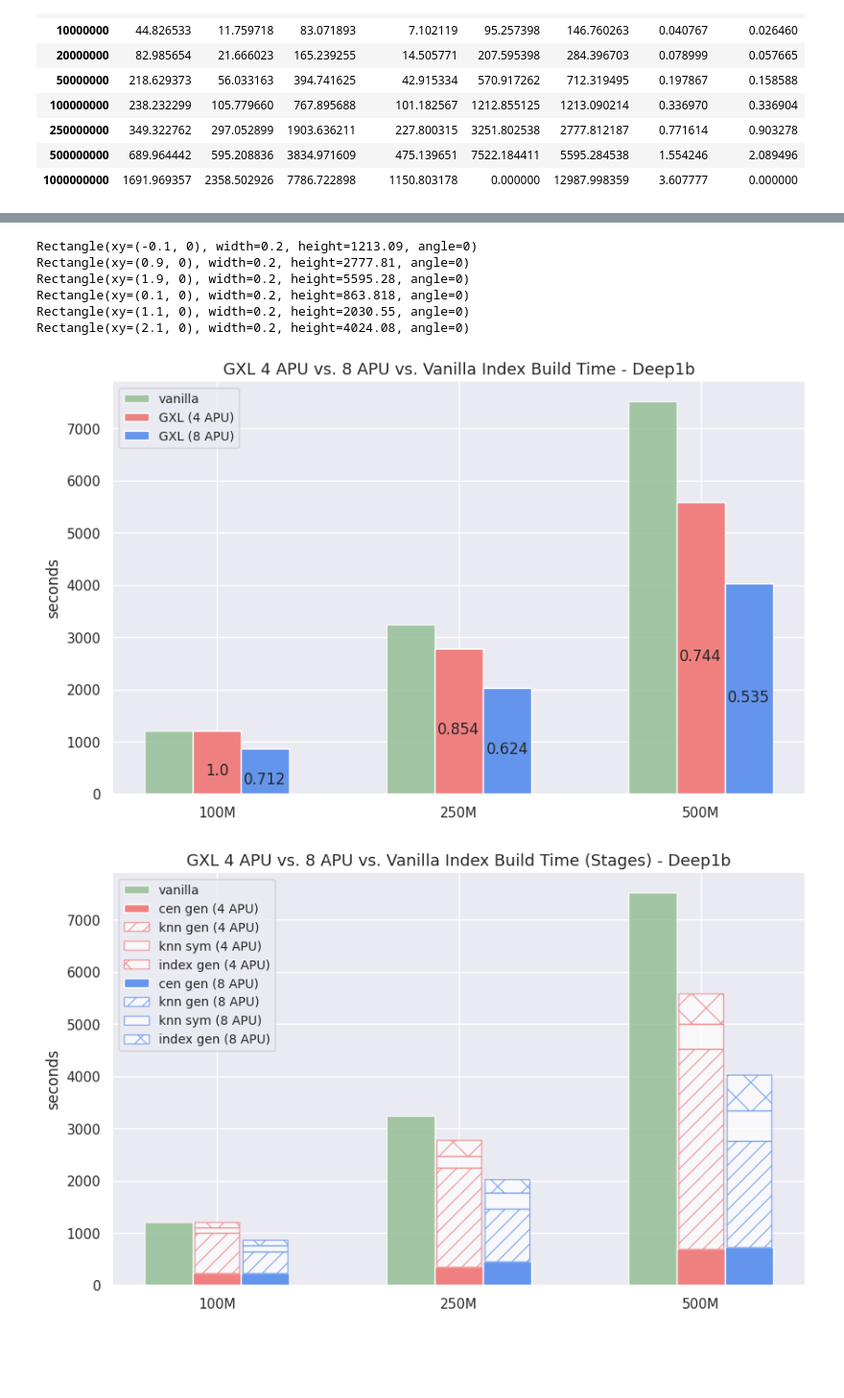
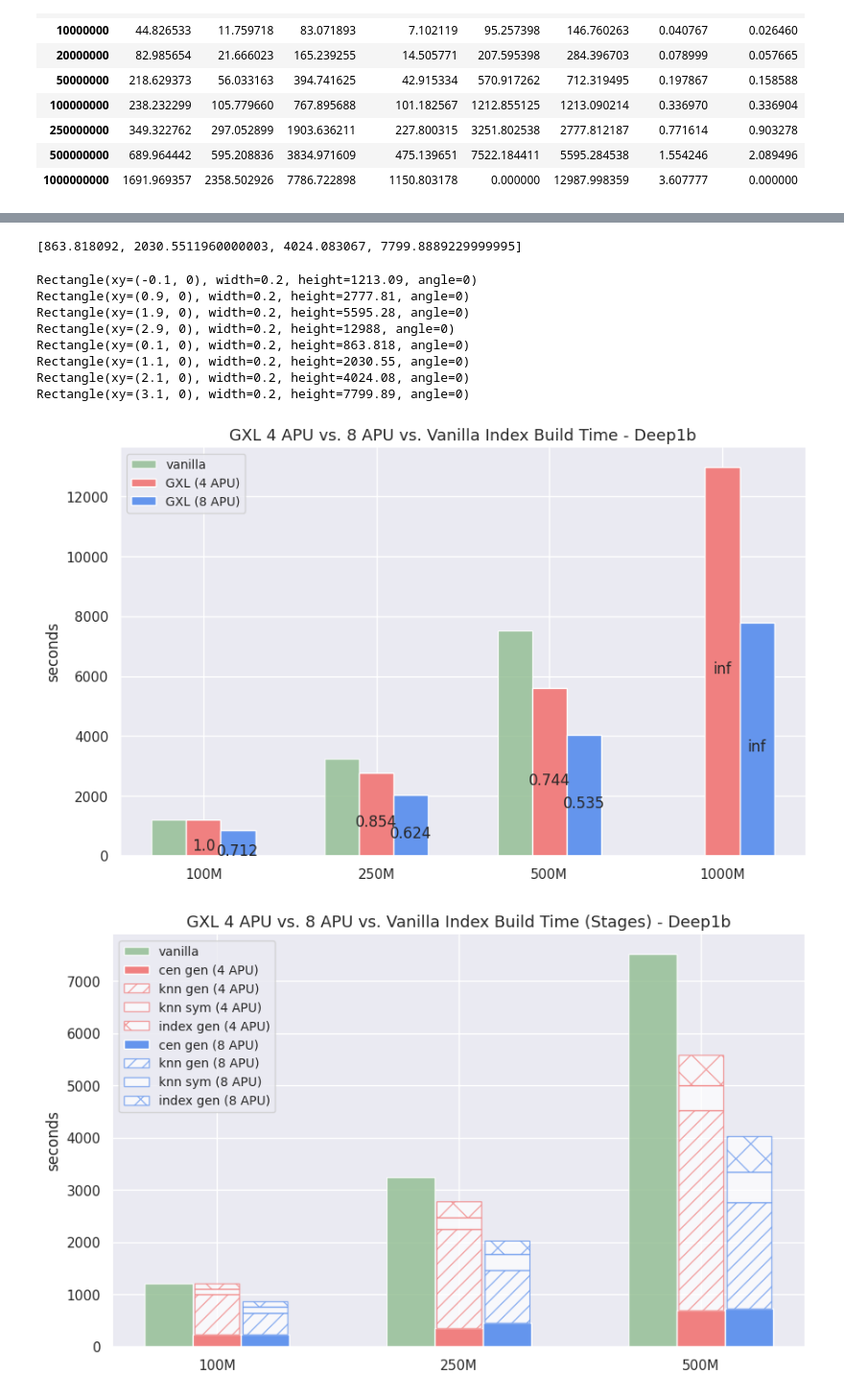
Before and after one commit to iamsabhoho/hnswlib, a Jupyter notebook: gsi/analyze.ipynb, the cells around one changed output, grey strips where cells are left out. Shown at 96% size. Drawn from its saved outputs; the diff is of its cells as text; code cells hidden in the pictures; blank space fills up the shorter version.

```diff
--- a/gsi/analyze.ipynb
+++ b/gsi/analyze.ipynb
@@ -929,7 +933,7 @@ g_8_pivot
 # %%
 # for 8 apu plot: 1m to 500m only
 
-g_8_pivot['vanilla'] = v_df.sort_values(['numrecs'])['walltime'].tolist()[:7]
+g_8_pivot['vanilla'] = v_df.sort_values(['numrecs'])['walltime'].tolist()
 g_8_pivot
 # %% [output]
 | subop | cen_gen | index_gen | knn_gen | knn_symmetric | vanilla |
@@ -1516,3 +1522,7 @@ g_pivot
+# %%
+g_8_pivot.total.tolist()[-4:]
+# %% [output]
+[863.818092, 2030.5511960000003, 4024.083067, 7799.8889229999995]
 # %%
 # 8 apu vs 4 apu vs vanilla
 
@@ -1520,16 +1530,16 @@ import seaborn as sns
 
 # data
 # gxl - 4 apu
-gxl_4 = np.array(g_pivot.total.tolist()[4:7])
+gxl_4 = np.array(g_pivot.total.tolist()[4:])
 
 # gxl - 8 apu
-gxl_8 = np.array(g_8_pivot.total.tolist()[-3:])
+gxl_8 = np.array(g_8_pivot.total.tolist()[-4:])
 
 # vanilla
-vanilla_time = np.array(g_8_pivot.vanilla.tolist()[-3:])
+vanilla_time = np.array(g_8_pivot.vanilla.tolist()[-4:])
 
 # data sizes
-sizes = ['100M', '250M', '500M']
+sizes = ['100M', '250M', '500M', '1000M']
 
 with sns.axes_style("white"):
     sns.set_style("ticks")
@@ -1541,11 +1551,11 @@ with sns.axes_style("white"):
     epsilon = 0.015
     line_width = 1
     opacity = 0.7
-    """v_pos = np.arange(len(gxl_cen_gen))
+    """v_pos = np.arange(len(gxl_4))
     gxl_pos = v_pos + bar_width
     gxl_8_pos = gxl_pos + bar_width"""
 
-    gxl_pos = np.arange(len(gxl_cen_gen))
+    gxl_pos = np.arange(len(gxl_4))
     v_pos = gxl_pos - bar_width
     gxl_8_pos = gxl_pos + bar_width
 
@@ -1563,7 +1573,7 @@ with sns.axes_style("white"):
     for i in range(len(ax.patches)):
         # 012, 345, 678
         # 0
-        if i in [3, 6]:
+        if i in [4, 8]:
             og = ax.patches[0]
             patch = ax.patches[i]
             lbl = round(patch.get_height()/og.get_height(), 3)
@@ -1572,41 +1582,52 @@ with sns.axes_style("white"):
             verticalalignment='top', horizontalalignment='center')
 
         # 1
-        if i in [4, 7]:
+        if i in [5, 9]:
             og = ax.patches[1]
             patch = ax.patches[i]
             lbl = round(patch.get_height()/og.get_height(), 3)
             print(patch)
             ax.text(patch.get_x() + patch.get_width()/2, patch.get_height()/2, f'{lbl}',
             verticalalignment='top', horizontalalignment='center')
 
         # 2
-        if i in [5, 8]:
+        if i in [6, 10]:
             og = ax.patches[2]
             patch = ax.patches[i]
             lbl = round(patch.get_height()/og.get_height(), 3)
             print(patch)
             ax.text(patch.get_x() + patch.get_width()/2, patch.get_height()/2, f'{lbl}',
             verticalalignment='top', horizontalalignment='center')
+
+        """# 3
+        if i in [7, 11]:
+            og = ax.patches[3]
+            patch = ax.patches[i]
+            lbl = round(patch.get_height()/og.get_height(), 3)
+            print(patch)
+            ax.text(patch.get_x() + patch.get_width()/2, patch.get_height()/2, f'{lbl}',
+            verticalalignment='top', horizontalalignment='center')"""
 
 
     plt.xticks(gxl_pos, sizes)
     plt.ylabel('seconds')
     plt.legend(loc='upper left', fontsize=10)
     sns.despine()
 
     plt.title('GXL 4 APU vs. 8 APU vs. Vanilla Index Build Time - Deep1b', fontsize=13)
 
     plt.savefig('results/vis/gxl_4vs8__vanilla_index_build_time_total.png', bbox_inches="tight")
     plt.show()
 # %% [output]
 Rectangle(xy=(-0.1, 0), width=0.2, height=1213.09, angle=0)
 Rectangle(xy=(0.9, 0), width=0.2, height=2777.81, angle=0)
 Rectangle(xy=(1.9, 0), width=0.2, height=5595.28, angle=0)
+Rectangle(xy=(2.9, 0), width=0.2, height=12988, angle=0)
 Rectangle(xy=(0.1, 0), width=0.2, height=863.818, angle=0)
 Rectangle(xy=(1.1, 0), width=0.2, height=2030.55, angle=0)
 Rectangle(xy=(2.1, 0), width=0.2, height=4024.08, angle=0)
+Rectangle(xy=(3.1, 0), width=0.2, height=7799.89, angle=0)
-[figure, old version]
+[figure, new version]
 # %%
 # 8 apu vs 4 apu
 
```
Also changed, not shown: parts of 8 cells of this notebook, 1 other file.
